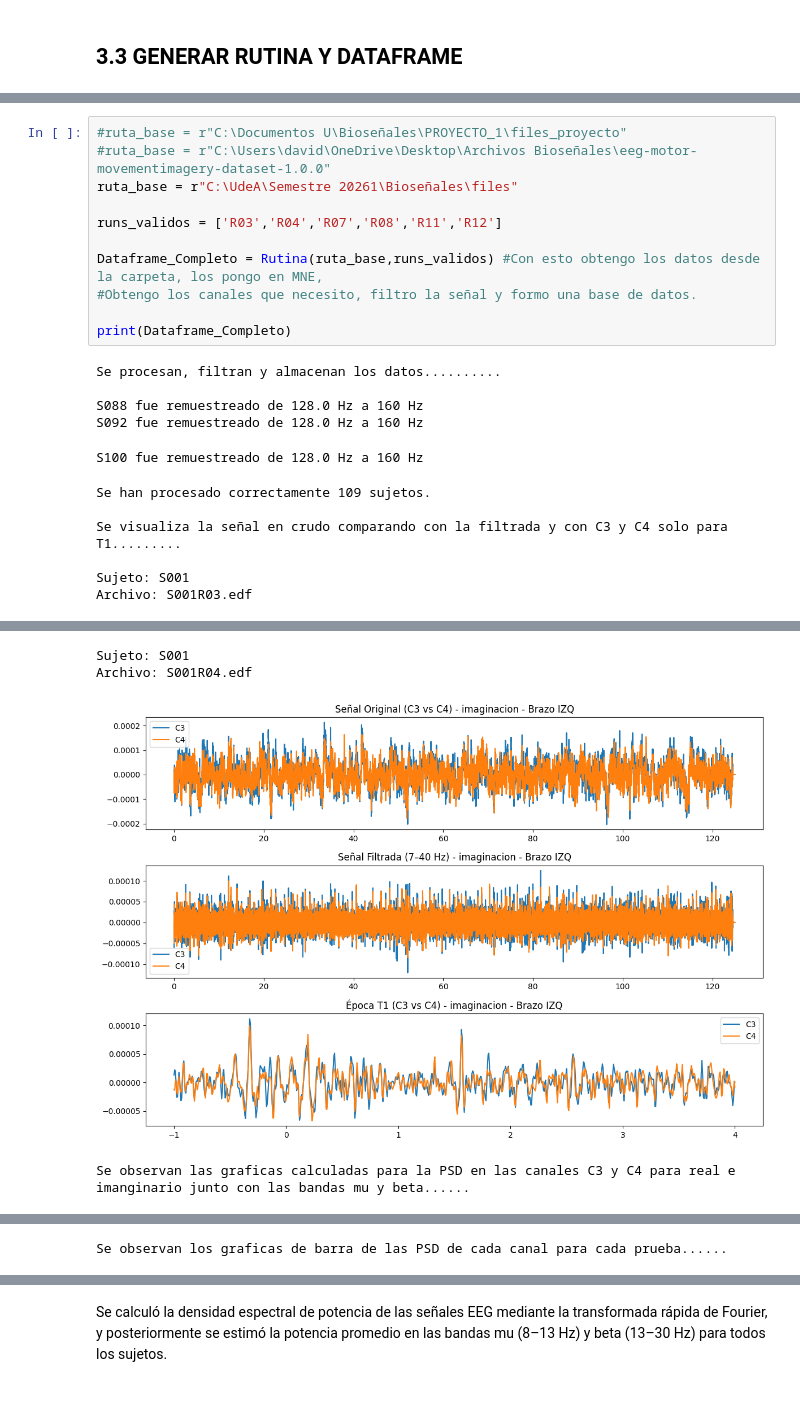
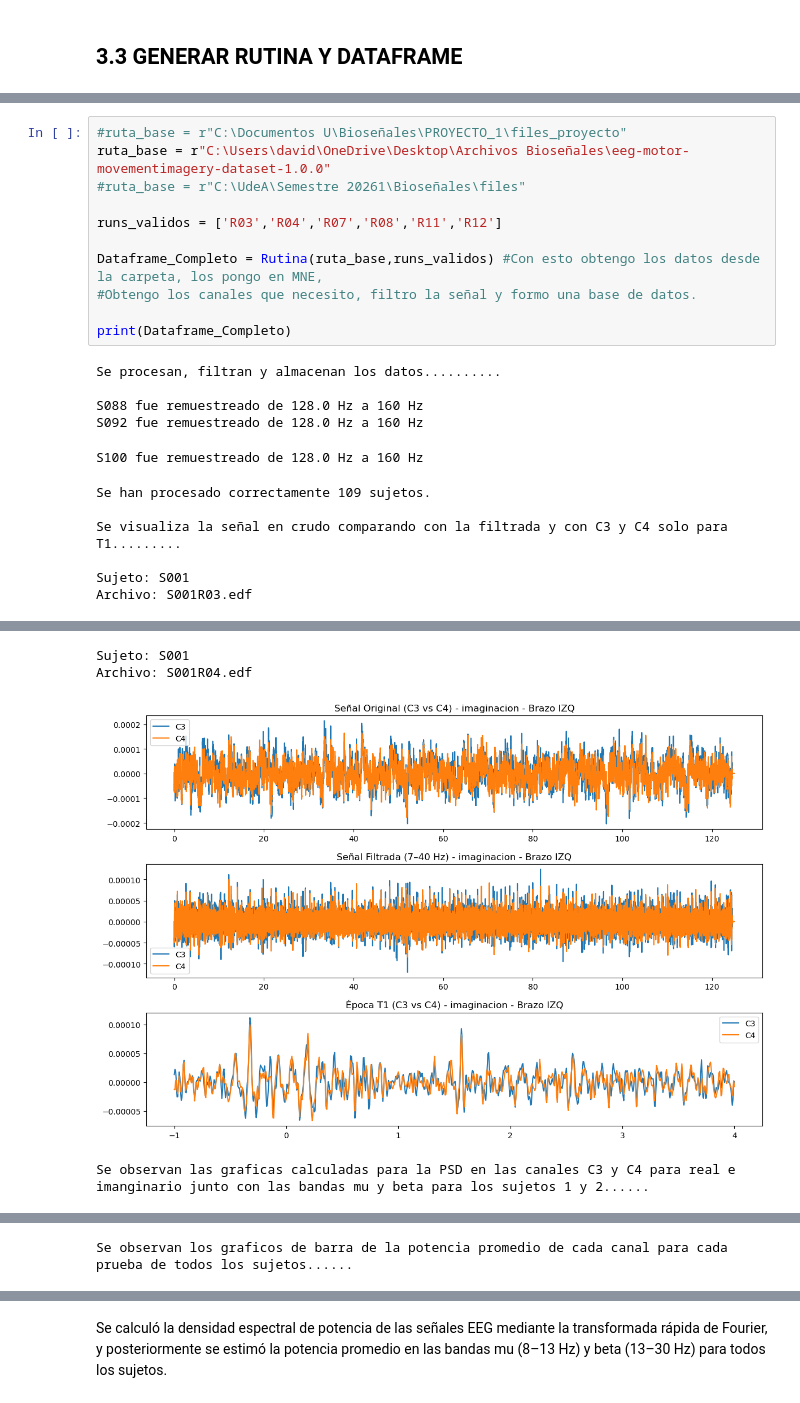
Before and after one commit to decagsito/Biosenales_20261, a Jupyter notebook: PROYECTO_1.ipynb, the cells around one changed output, grey strips where cells are left out. Cells and saved outputs as stored; diff of their text form.

```diff
--- a/PROYECTO_1.ipynb
+++ b/PROYECTO_1.ipynb
@@ -1015,8 +1002,8 @@ def Rutina(ruta_base, runs_validos, canales=['C3','C4']):
     return df
 # %%
 #ruta_base = r"C:\Documentos U\Bioseñales\PROYECTO_1\files_proyecto"
-#ruta_base = r"C:\Users\david\OneDrive\Desktop\Archivos Bioseñales\eeg-motor-movementimagery-dataset-1.0.0"
-ruta_base = r"C:\UdeA\Semestre 20261\Bioseñales\files"
+ruta_base = r"C:\Users\david\OneDrive\Desktop\Archivos Bioseñales\eeg-motor-movementimagery-dataset-1.0.0"
+#ruta_base = r"C:\UdeA\Semestre 20261\Bioseñales\files"
 
 runs_validos = ['R03','R04','R07','R08','R11','R12']
 
@@ -1040,10 +1027,10 @@ Archivo: S001R03.edf
 Sujeto: S001
 Archivo: S001R04.edf
-[figure, old version]
+[figure, new version]
-Se observan las graficas calculadas para la PSD en las canales C3 y C4 para real e imanginario junto con las bandas mu y beta......
+Se observan las graficas calculadas para la PSD en las canales C3 y C4 para real e imanginario junto con las bandas mu y beta para los sujetos 1 y 2......
 [figure]
 [figure]
-Se observan los graficas de barra de las PSD de cada canal para cada prueba......
+Se observan los graficos de barra de la potencia promedio de cada canal para cada prueba de todos los sujetos......
 [figure]
 [figure]
 [figure]
```
Also changed, not shown: parts of 18 cells of this notebook, 2 other files.
